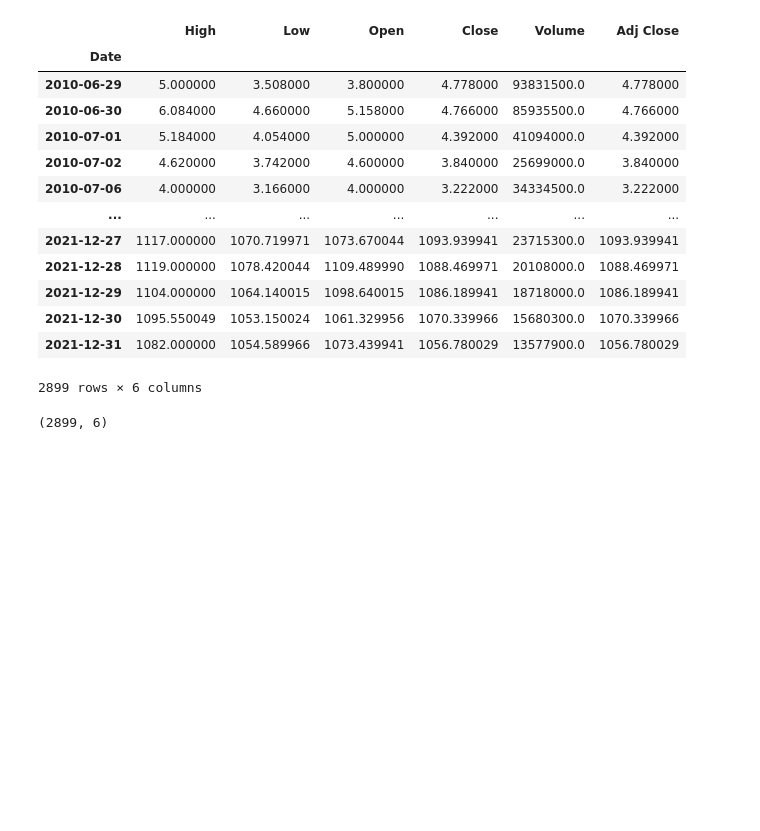
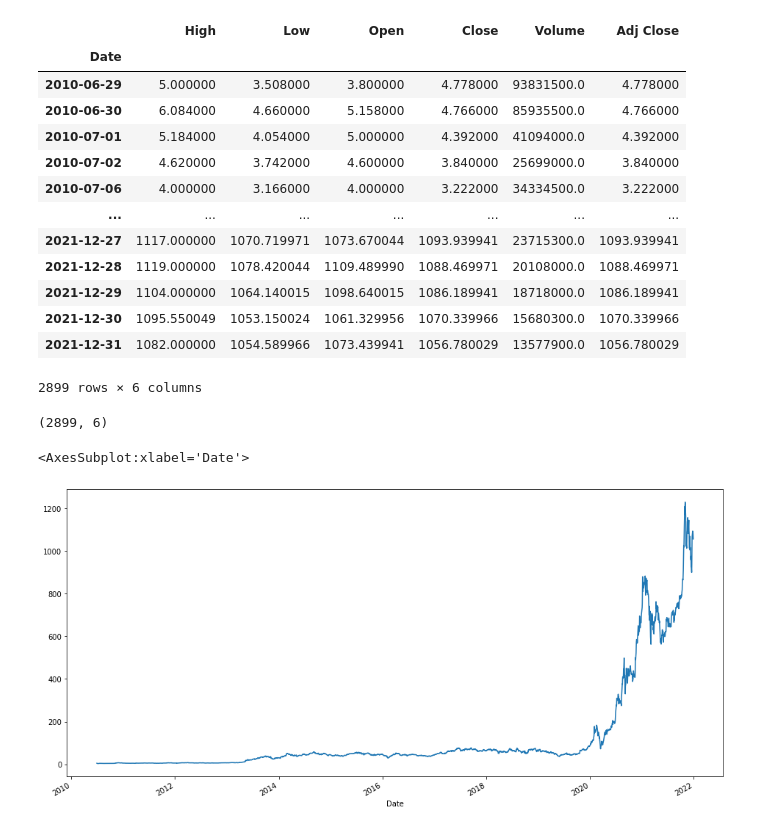
Before and after one commit to TheSaltisHere/Stock-Market-Prediction, a Jupyter notebook: main.ipynb, the cells around one changed output. Saved outputs shown, nothing was run; the diff lists cells and outputs as text; code cells hidden in the pictures; blank space fills up the shorter version.

```diff
--- a/main.ipynb
+++ b/main.ipynb
@@ -34,3 +34,9 @@ data_frame
 data_frame.shape
 # %% [output]
 (2899, 6)
+# %%
+#see how the data looks like graphically
+data_frame['Close'].plot(figsize=(16,8),label='TSLA')
+# %% [output]
+<AxesSubplot:xlabel='Date'>
+[figure, added]
```
